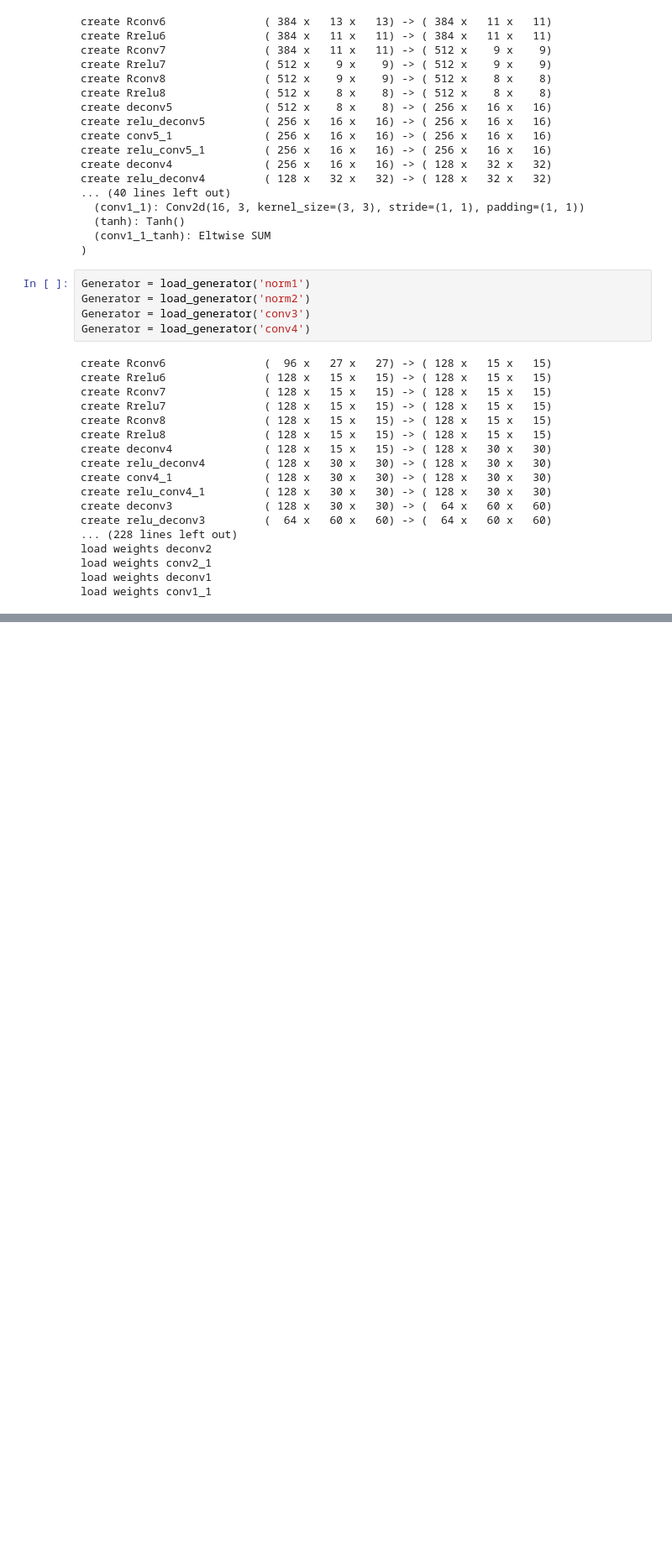
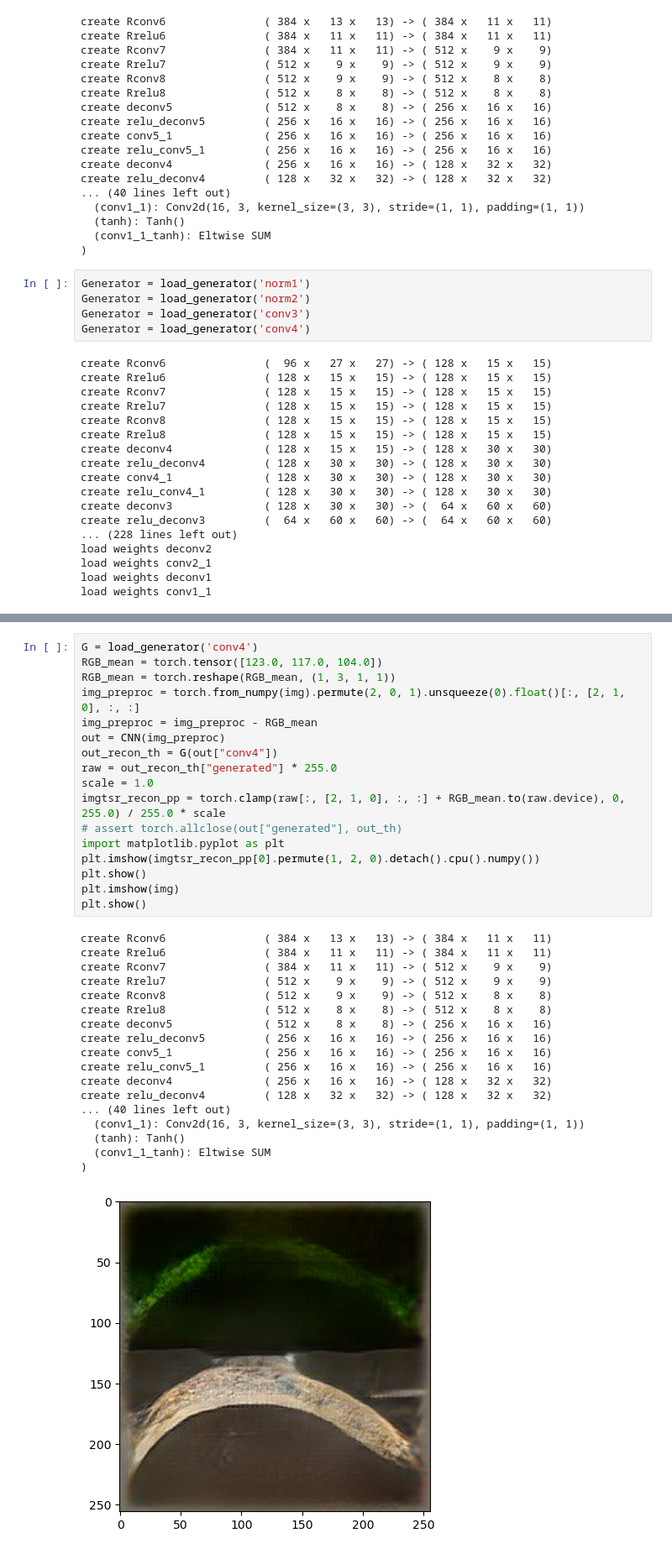
Before and after one commit to Animadversio/Visual_Neuro_InSilico_Exp, a Jupyter notebook: caffenet2torch_translate.ipynb, the cells around one changed output, grey strips where cells are left out. Shown at 84% size. Saved outputs shown, nothing was run; the diff lists cells and outputs as text; blank space fills up the shorter version.

```diff
--- a/caffenet2torch_translate.ipynb
+++ b/caffenet2torch_translate.ipynb
@@ -775,0 +677,36 @@ tensor([[[[ 1.5243e-04,  3.0583e-04,  4.4513e-06,  ...,  4.0827e-04,
+# %%
+G = load_generator('conv4')
+RGB_mean = torch.tensor([123.0, 117.0, 104.0])
+RGB_mean = torch.reshape(RGB_mean, (1, 3, 1, 1))
+img_preproc = torch.from_numpy(img).permute(2, 0, 1).unsqueeze(0).float()[:, [2, 1, 0], :, :]
+img_preproc = img_preproc - RGB_mean
+out = CNN(img_preproc)
+out_recon_th = G(out["conv4"])
+raw = out_recon_th["generated"] * 255.0
+scale = 1.0
+imgtsr_recon_pp = torch.clamp(raw[:, [2, 1, 0], :, :] + RGB_mean.to(raw.device), 0, 255.0) / 255.0 * scale
+# assert torch.allclose(out["generated"], out_th)
+import matplotlib.pyplot as plt
+plt.imshow(imgtsr_recon_pp[0].permute(1, 2, 0).detach().cpu().numpy())
+plt.show()
+plt.imshow(img)
+plt.show()
+# %% [output]
+create Rconv6               ( 384 x   13 x   13) -> ( 384 x   11 x   11)
+create Rrelu6               ( 384 x   11 x   11) -> ( 384 x   11 x   11)
+create Rconv7               ( 384 x   11 x   11) -> ( 512 x    9 x    9)
+create Rrelu7               ( 512 x    9 x    9) -> ( 512 x    9 x    9)
+create Rconv8               ( 512 x    9 x    9) -> ( 512 x    8 x    8)
+create Rrelu8               ( 512 x    8 x    8) -> ( 512 x    8 x    8)
+create deconv5              ( 512 x    8 x    8) -> ( 256 x   16 x   16)
+create relu_deconv5         ( 256 x   16 x   16) -> ( 256 x   16 x   16)
+create conv5_1              ( 256 x   16 x   16) -> ( 256 x   16 x   16)
+create relu_conv5_1         ( 256 x   16 x   16) -> ( 256 x   16 x   16)
+create deconv4              ( 256 x   16 x   16) -> ( 128 x   32 x   32)
+create relu_deconv4         ( 128 x   32 x   32) -> ( 128 x   32 x   32)
+... (40 lines left out)
+  (conv1_1): Conv2d(16, 3, kernel_size=(3, 3), stride=(1, 1), padding=(1, 1))
+  (tanh): Tanh()
+  (conv1_1_tanh): Eltwise SUM
+)
+[figure, added]
```
Also changed, not shown: parts of 21 cells of this notebook, 1 other file.
